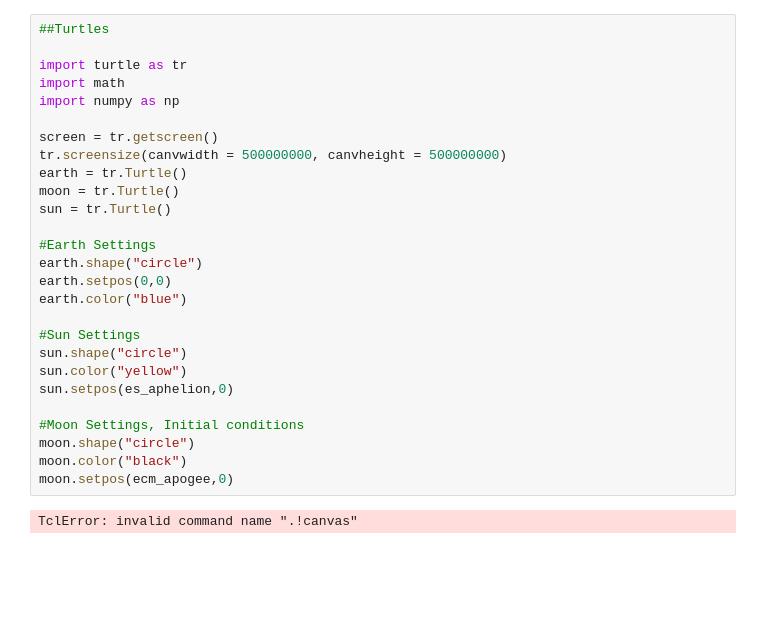
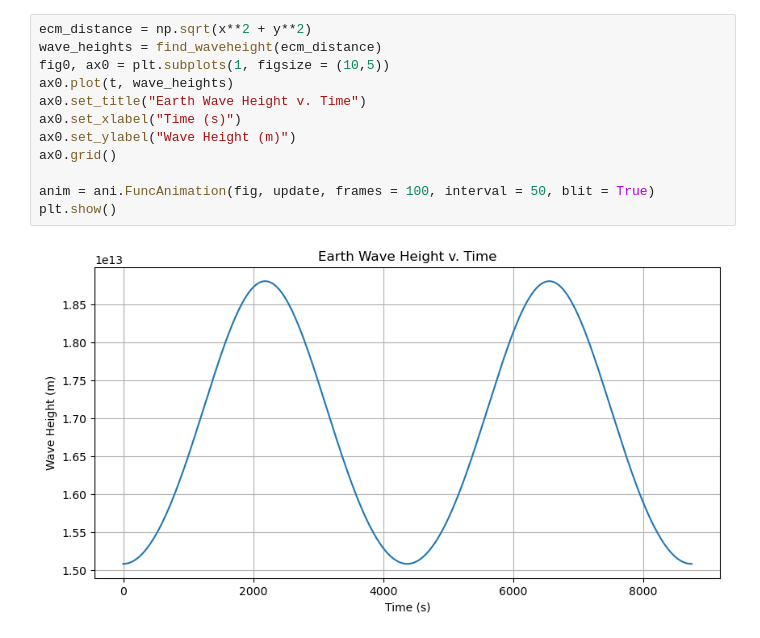
Before and after one commit to kombuchamushrooom/Astro98Project, a Jupyter notebook: Astro98Test.ipynb, the cells around one changed output. Cells and saved outputs as stored; diff of their text form; blank space fills up the shorter version.

```diff
--- a/Astro98Test.ipynb
+++ b/Astro98Test.ipynb
@@ -56,30 +98,15 @@ NameError: name 'time' is not defined
 # %%
-##Turtles
+ecm_distance = np.sqrt(x**2 + y**2)
+wave_heights = find_waveheight(ecm_distance)
+fig0, ax0 = plt.subplots(1, figsize = (10,5))
+ax0.plot(t, wave_heights)
+ax0.set_title("Earth Wave Height v. Time")
+ax0.set_xlabel("Time (s)")
+ax0.set_ylabel("Wave Height (m)")
+ax0.grid()
 
-import turtle as tr
-import math
-import numpy as np
-
-screen = tr.getscreen()
-tr.screensize(canvwidth = 500000000, canvheight = 500000000)
-earth = tr.Turtle()
-moon = tr.Turtle()
-sun = tr.Turtle()
-
-#Earth Settings
-earth.shape("circle")
-earth.setpos(0,0)
-earth.color("blue")
-
-#Sun Settings
-sun.shape("circle")
-sun.color("yellow")
-sun.setpos(es_aphelion,0)
-
-#Moon Settings, Initial conditions
-moon.shape("circle")
-moon.color("black")
-moon.setpos(ecm_apogee,0)
+anim = ani.FuncAnimation(fig, update, frames = 100, interval = 50, blit = True)
+plt.show()
 # %% [output]
-TclError: invalid command name ".!canvas"
+[figure, added]
 # %%
```
Also changed, not shown: parts of 4 cells of this notebook.
